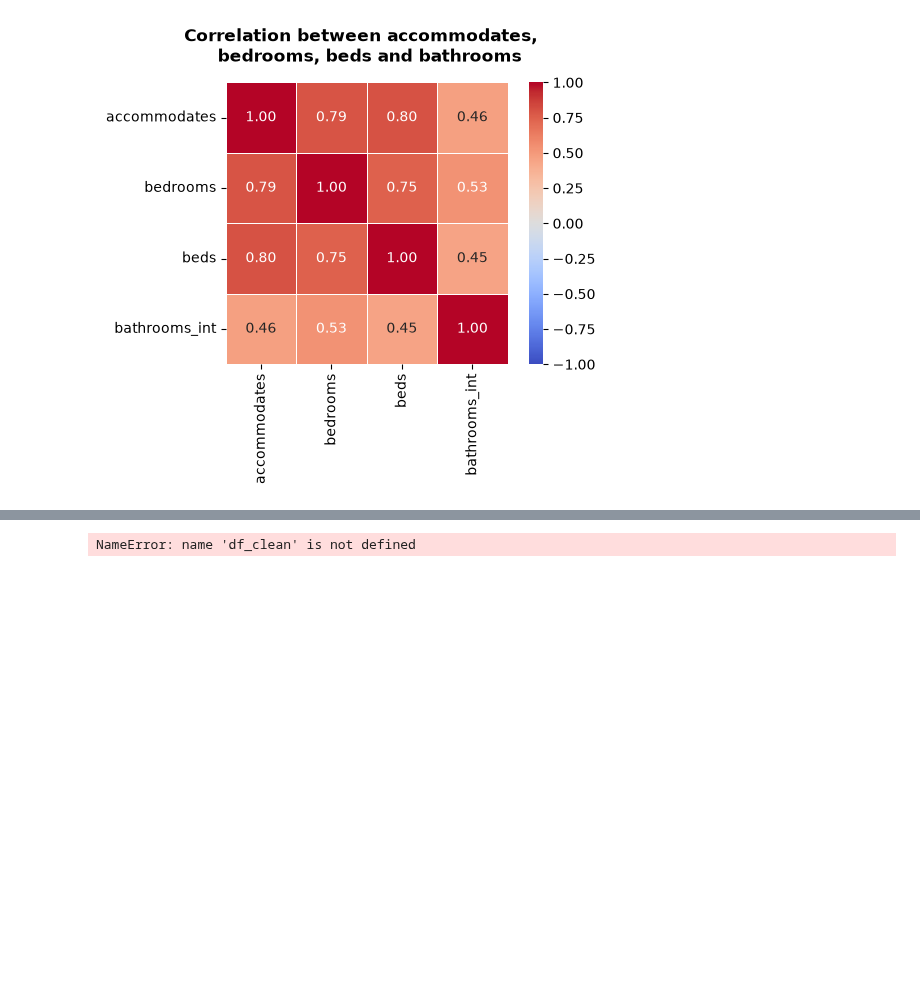
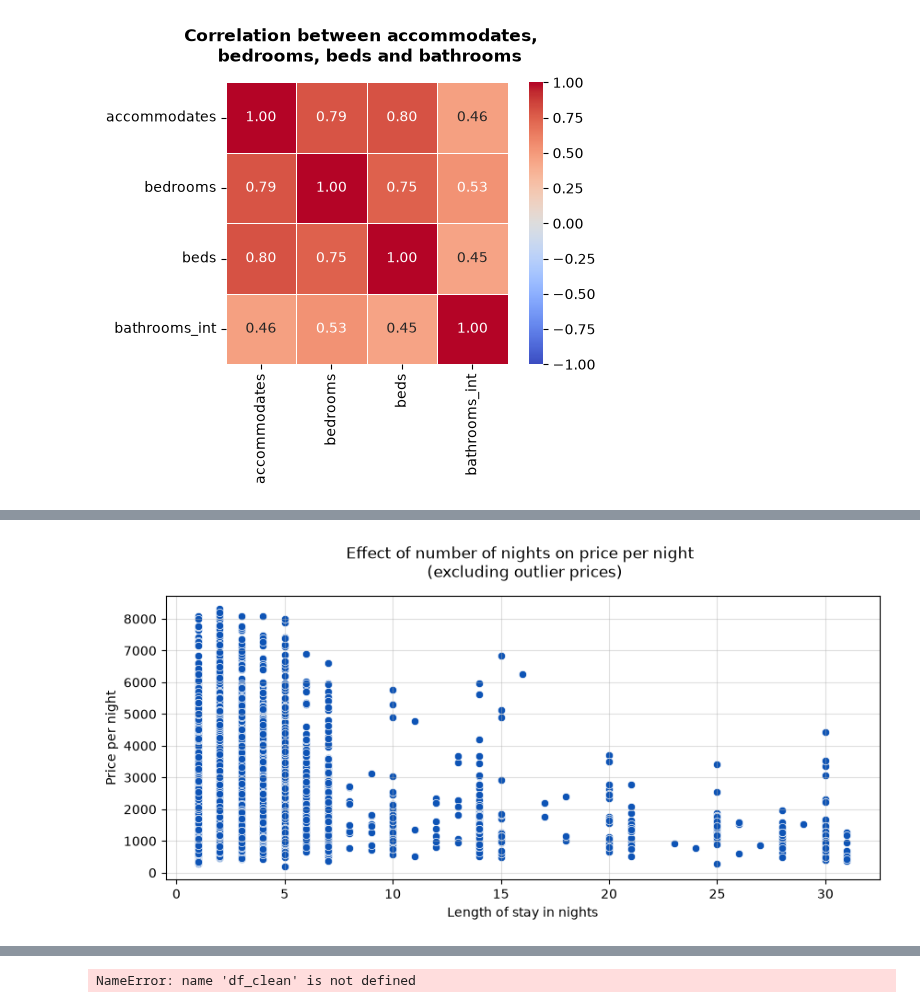
Before and after one commit to malenalisken/Airbnb_project, a Jupyter notebook: notebooks/listings.ipynb, the cells around one changed output, grey strips where cells are left out. Cells and saved outputs as stored; diff of their text form; code cells hidden in the pictures; blank space fills up the shorter version.

```diff
--- a/notebooks/listings.ipynb
+++ b/notebooks/listings.ipynb
@@ -497,0 +605,11 @@ plt.show()
+# %%
+
+fig, ax = plt.subplots(figsize=(10, 4))
+sns.scatterplot(data = df_short_stay_cut, x = 'nights', y='price_quote_price_per_night', color = cmap(3), ax = ax)
+ax.set_title('Effect of number of nights on price per night \n (excluding outlier prices)', pad = 15)
+ax.set_ylabel('Price per night')
+ax.set_xlabel('Length of stay in nights')
+ax.grid(alpha = 0.4)
+plt.show()
+# %% [output]
+[figure, added]
```
Also changed, not shown: parts of 23 cells of this notebook.
